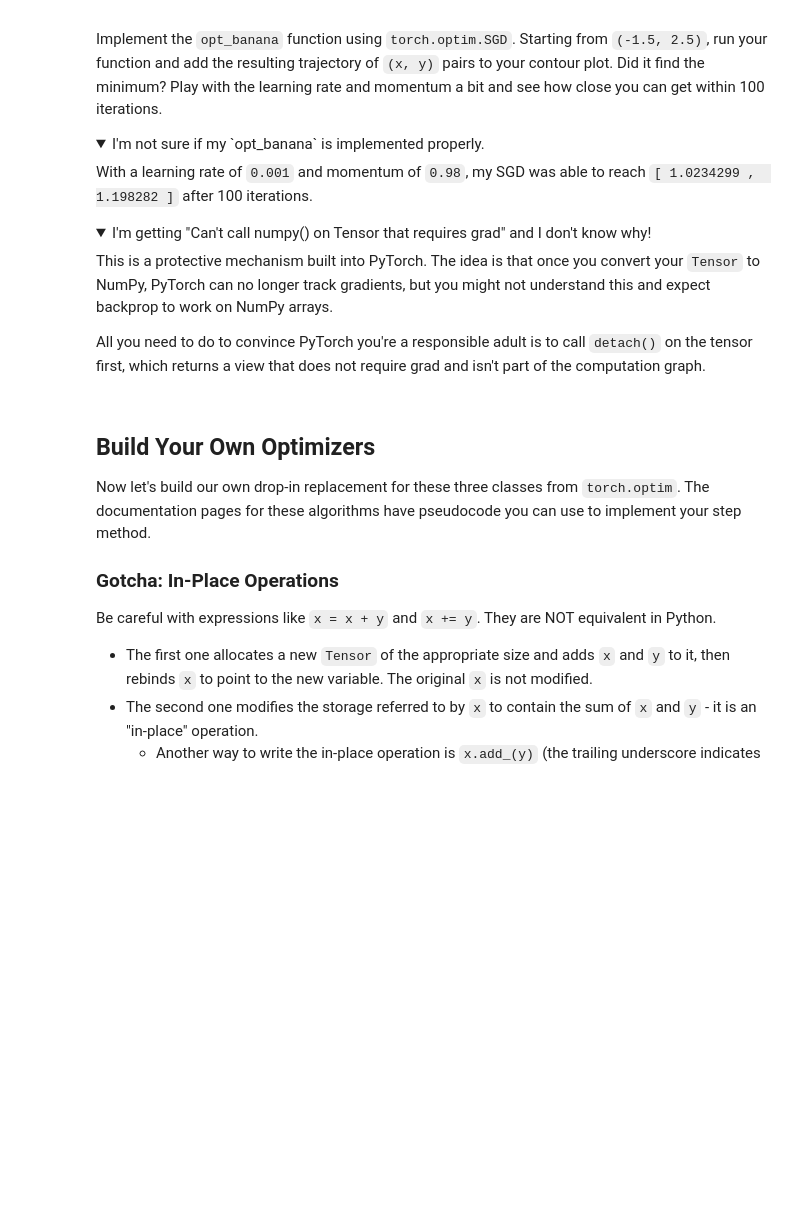
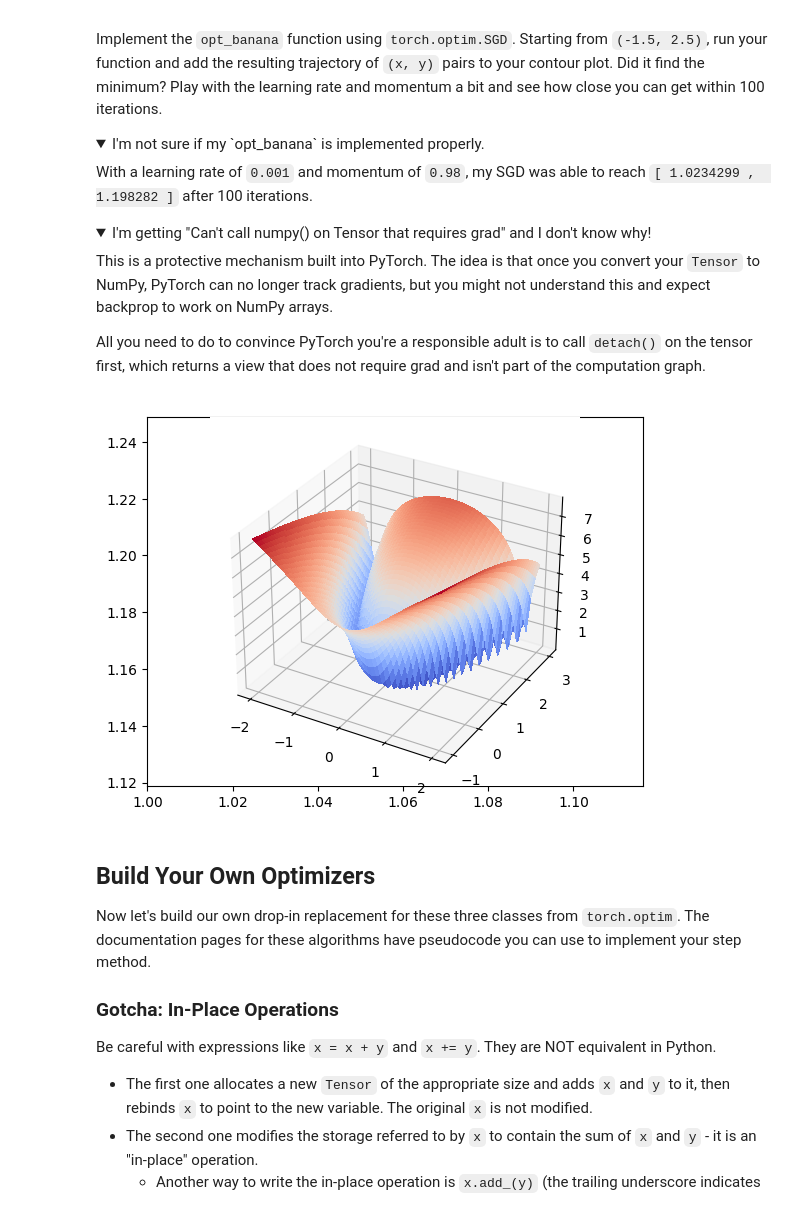
Before and after one commit to David-McSharry/MLAB, a Jupyter notebook: w1d4_part1_answers.ipynb, the cells around one changed output. Saved outputs shown, nothing was run; the diff lists cells and outputs as text; code cells hidden in the pictures; folded sections open; blank space fills up the shorter version.

```diff
--- a/w1d4_part1_answers.ipynb
+++ b/w1d4_part1_answers.ipynb
@@ -622,21 +635,41 @@ All you need to do to convince PyTorch you're a responsible adult is to call `de
 # %%
 def opt_banana(xy: t.Tensor, n_iters: int, lr=0.001, momentum=0.98):
     """Optimize the banana starting from the specified point.
 
     xy: shape (2,). The (x, y) starting point.
     n_iters: number of steps.
 
     Return: (n_iters, 2). The (x,y) BEFORE each step. So out[0] is the starting point.
     """
     assert xy.requires_grad
-    pass
+    # loss function is now rosenbrocks_banana
+    # optimizer is now SGD
+    # momentum is now 0.98
+    # learning rate is now 0.001
+    opt = t.optim.SGD([xy], lr=lr, momentum=momentum)
+    xys = [xy.detach().numpy()]
+    losses = []
+
+    for _ in range(n_iters):
+        #keep track of loss
+        opt.zero_grad()
+        loss = rosenbrocks_banana(*xy)
+        loss.backward()
+        opt.step()
+        xys.append(xy.detach().numpy())
+
+    return t.tensor(xys)
+
 
 
 if MAIN:
+
     xy = t.tensor([-1.5, 2.5], requires_grad=True)
     xys = opt_banana(xy, n_iters=100).numpy()
     fig = plot_rosenbrock(log_scale=True)
     fig.axes[0].plot(xys[:, 0], xys[:, 1], color="r", linewidth=1)
+# %% [output]
+[figure, added]
 # %% [markdown]
 
 ## Build Your Own Optimizers
```
Also changed, not shown: parts of 6 cells of this notebook, 2 other files.
